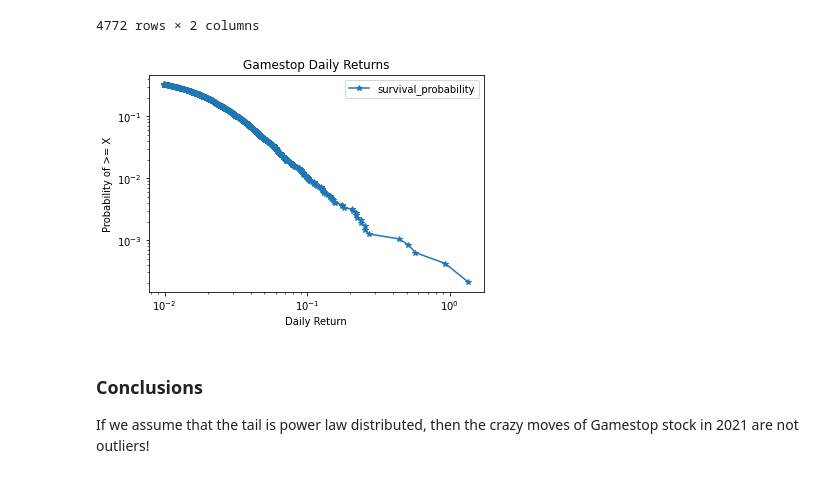
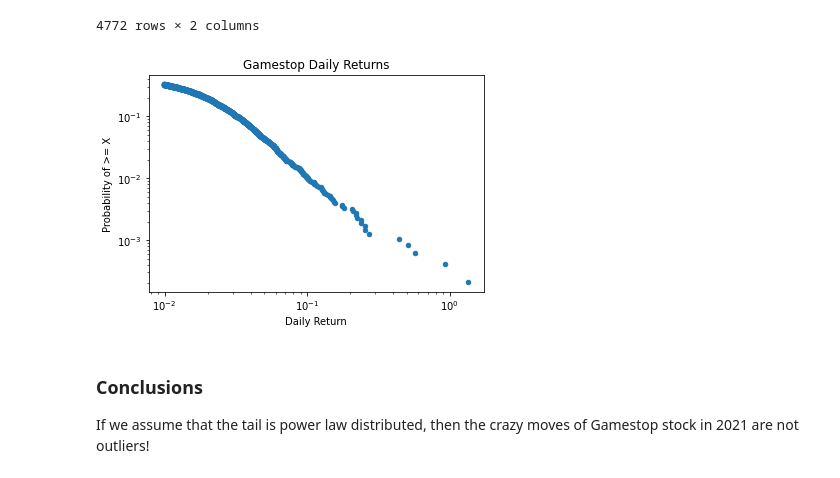
Before and after one commit to FergM/fattails, a Jupyter notebook: notebooks/NB-25 - Survival Plot - Gamestop.ipynb, the cells around one changed output. Saved outputs shown, nothing was run; the diff lists cells and outputs as text; code cells hidden in the pictures.

Commit message:
Gamestop Notebook: Tidy survival plot code. Make it a scatter plot.

```diff
--- a/notebooks/NB-25 - Survival Plot - Gamestop.ipynb
+++ b/notebooks/NB-25 - Survival Plot - Gamestop.ipynb
@@ -83,11 +83,14 @@ df
 # %%
 # Plot the Right Tail
 selection = df.survival_probability < 0.33 # select top 33% of datapoints
-ax = df.loc[selection].plot(x='daily_return', y='survival_probability', loglog=True, marker='*', title='Gamestop Daily Returns')
-ax.set_xlabel('Daily Return')
-ax.set_ylabel('Probability of >= X');
+
+right_tail = df.loc[selection]
+
+right_tail.plot(x='daily_return', y='survival_probability',
+                xlabel='Daily Return', ylabel='Probability of >= X', title='Gamestop Daily Returns',
+                kind='scatter', loglog=True); # xlabel argument requires pandas >= 1.2.0
 # %% [output]
-[figure, old version]
+[figure, new version]
 # %% [markdown]
 ### Conclusions
 If we assume that the tail is power law distributed, then the crazy moves of Gamestop stock in 2021 are not outliers!
```
